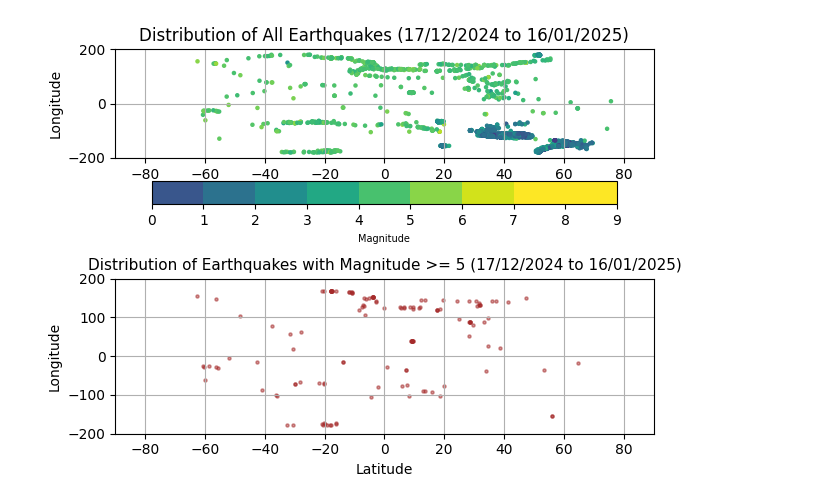
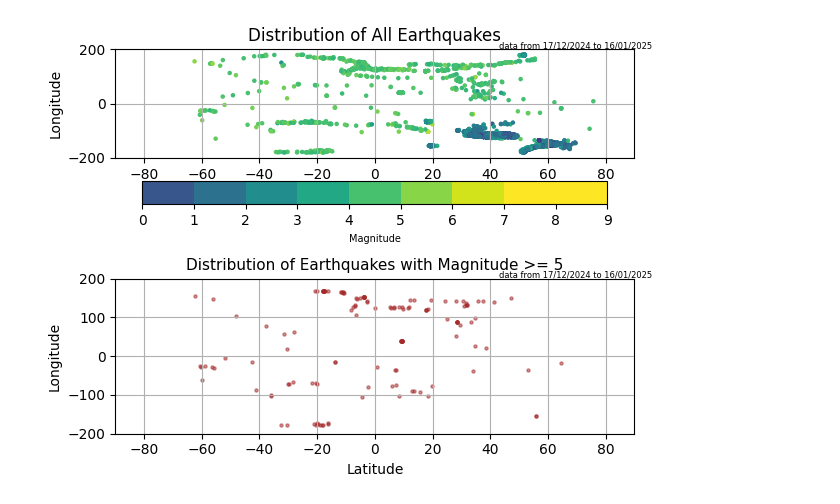
Before and after one commit to pkdc/earthquake-data-analysis, a Jupyter notebook: earthquake.ipynb, the cells around one changed output. Cells and saved outputs as stored; diff of their text form; code cells hidden in the pictures.

Commit message:
added the period of data obtained, and a Scatter plot of Depth and Magnitude of Earthquakes

```diff
--- a/earthquake.ipynb
+++ b/earthquake.ipynb
@@ -80,36 +80,38 @@ dtype: int64
 lat = earthquake_data['latitude']
 lng = earthquake_data['longitude']
 mag = earthquake_data['mag']
 
 fig, ax = plt.subplots(2,1)
 eq_scatter = ax[0].scatter(lat, lng, s=5, c=mag, marker='o', cmap='viridis')
 
 cbar = fig.colorbar(eq_scatter, ax=ax[0], location='bottom', boundaries=[0,1,2,3,4,5,6,7,8,9])
 cbar.set_label('Magnitude', fontsize=7)
 
-ax[0].set_title('Distribution of All Earthquakes (17/12/2024 to 16/01/2025)')
+ax[0].set_title('Distribution of All Earthquakes')
 ax[0].set_xlabel('Latitude')
 ax[0].set_ylabel('Longitude')
 ax[0].set_xlim(-90, 90)
 ax[0].set_ylim(-200, 200)
 ax[0].grid()
 ax[0].plot()
+t0 = ax[0].text(43, 202, 'data from 17/12/2024 to 16/01/2025', fontsize=6)
 
 earthquake_data_above_eq_5 = earthquake_data[earthquake_data['mag'] >= 5]
 lat_above_eq_5 = earthquake_data_above_eq_5['latitude']
 lng_above_eq_5 = earthquake_data_above_eq_5['longitude']
 eq_above_equal_5_scatter = ax[1].scatter(lat_above_eq_5, lng_above_eq_5, s=5, c='brown', marker='o', alpha=0.5)
-ax[1].set_title('Distribution of Earthquakes with Magnitude >= 5 (17/12/2024 to 16/01/2025)', fontsize=11)
+ax[1].set_title('Distribution of Earthquakes with Magnitude >= 5', fontsize=11)
 ax[1].set_xlabel('Latitude')
 ax[1].set_ylabel('Longitude')
 ax[1].set_xlim(-90, 90)
 ax[1].set_ylim(-200, 200)
 ax[1].grid()
 ax[1].plot()
+t1 = ax[1].text(43, 202, 'data from 17/12/2024 to 16/01/2025', fontsize=6)
 
 plt.tight_layout()
 # %% [output]
-[figure, old version]
+[figure, new version]
 # %%
 import re
 
```
Also changed, not shown: parts of 3 cells of this notebook.
